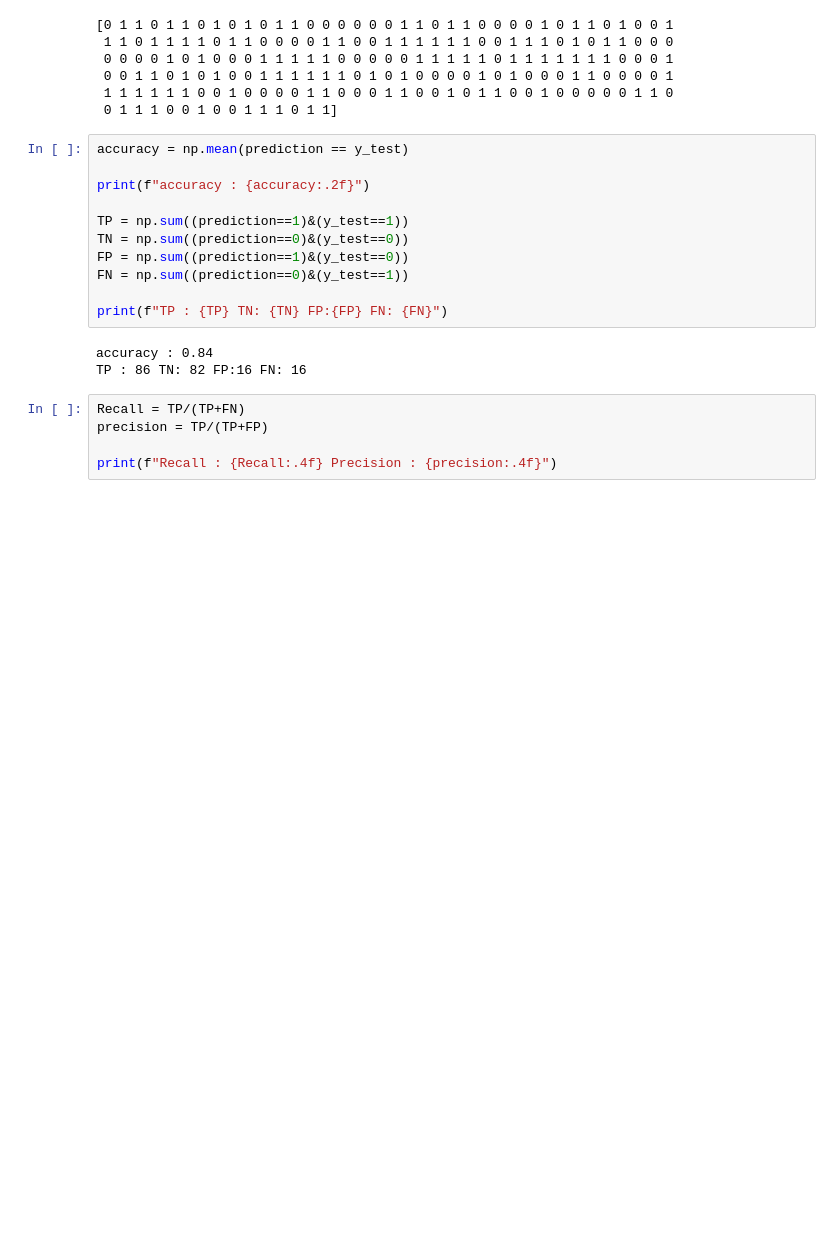
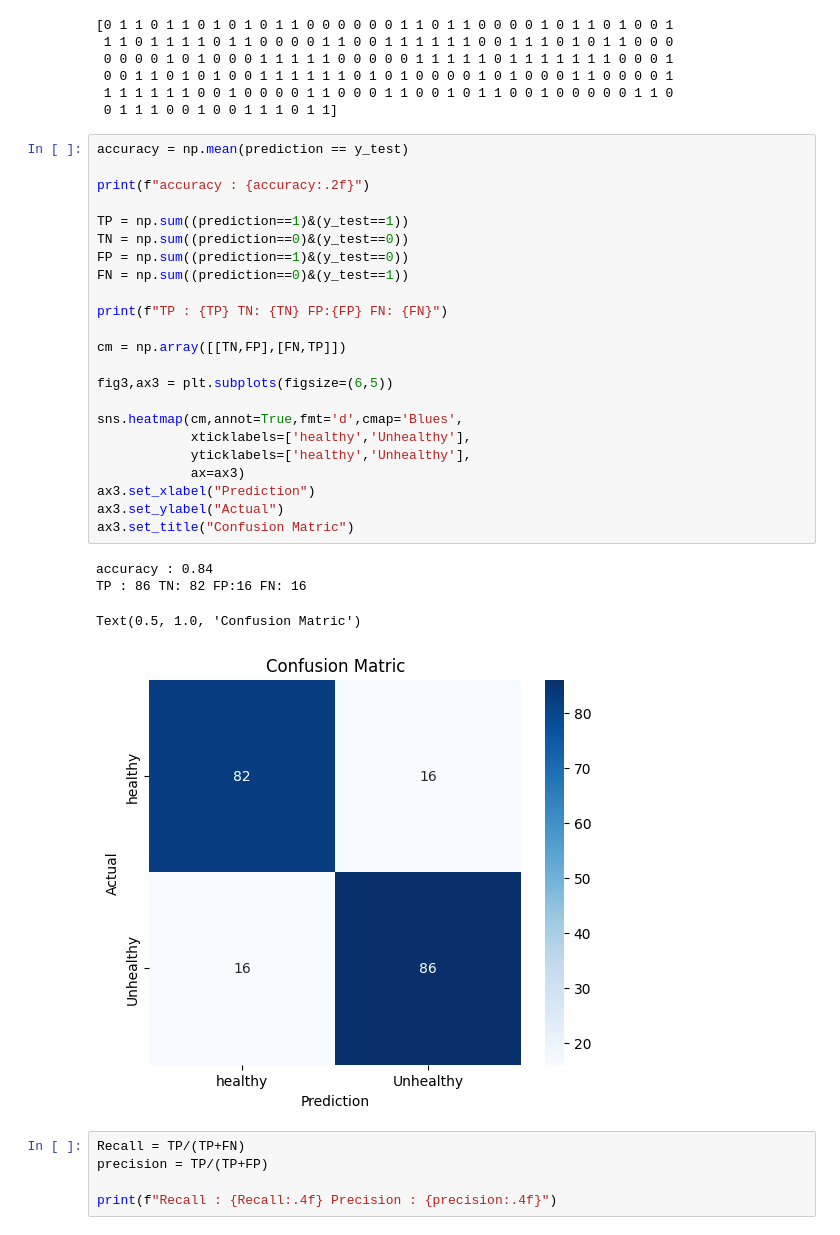
Before and after one commit to Fallen-Reader/ml-from-scratch, a Jupyter notebook: supervised_learning/logistic_regression/Batch_GradientDescent.ipynb, the cells around one changed output. Saved outputs shown, nothing was run; the diff lists cells and outputs as text; blank space fills up the shorter version.

```diff
--- a/supervised_learning/logistic_regression/Batch_GradientDescent.ipynb
+++ b/supervised_learning/logistic_regression/Batch_GradientDescent.ipynb
@@ -301,17 +317,31 @@ print(prediction)
 # %%
 accuracy = np.mean(prediction == y_test)
 
 print(f"accuracy : {accuracy:.2f}")
 
 TP = np.sum((prediction==1)&(y_test==1))
 TN = np.sum((prediction==0)&(y_test==0))
 FP = np.sum((prediction==1)&(y_test==0))
 FN = np.sum((prediction==0)&(y_test==1))
 
 print(f"TP : {TP} TN: {TN} FP:{FP} FN: {FN}")
+
+cm = np.array([[TN,FP],[FN,TP]])
+
+fig3,ax3 = plt.subplots(figsize=(6,5))
+
+sns.heatmap(cm,annot=True,fmt='d',cmap='Blues',
+            xticklabels=['healthy','Unhealthy'],
+            yticklabels=['healthy','Unhealthy'],
+            ax=ax3)
+ax3.set_xlabel("Prediction")
+ax3.set_ylabel("Actual")
+ax3.set_title("Confusion Matric")
 # %% [output]
 accuracy : 0.84
 TP : 86 TN: 82 FP:16 FN: 16
+Text(0.5, 1.0, 'Confusion Matric')
+[figure, added]
 # %%
 Recall = TP/(TP+FN)
 precision = TP/(TP+FP)
```
Also changed, not shown: parts of 3 cells of this notebook.
